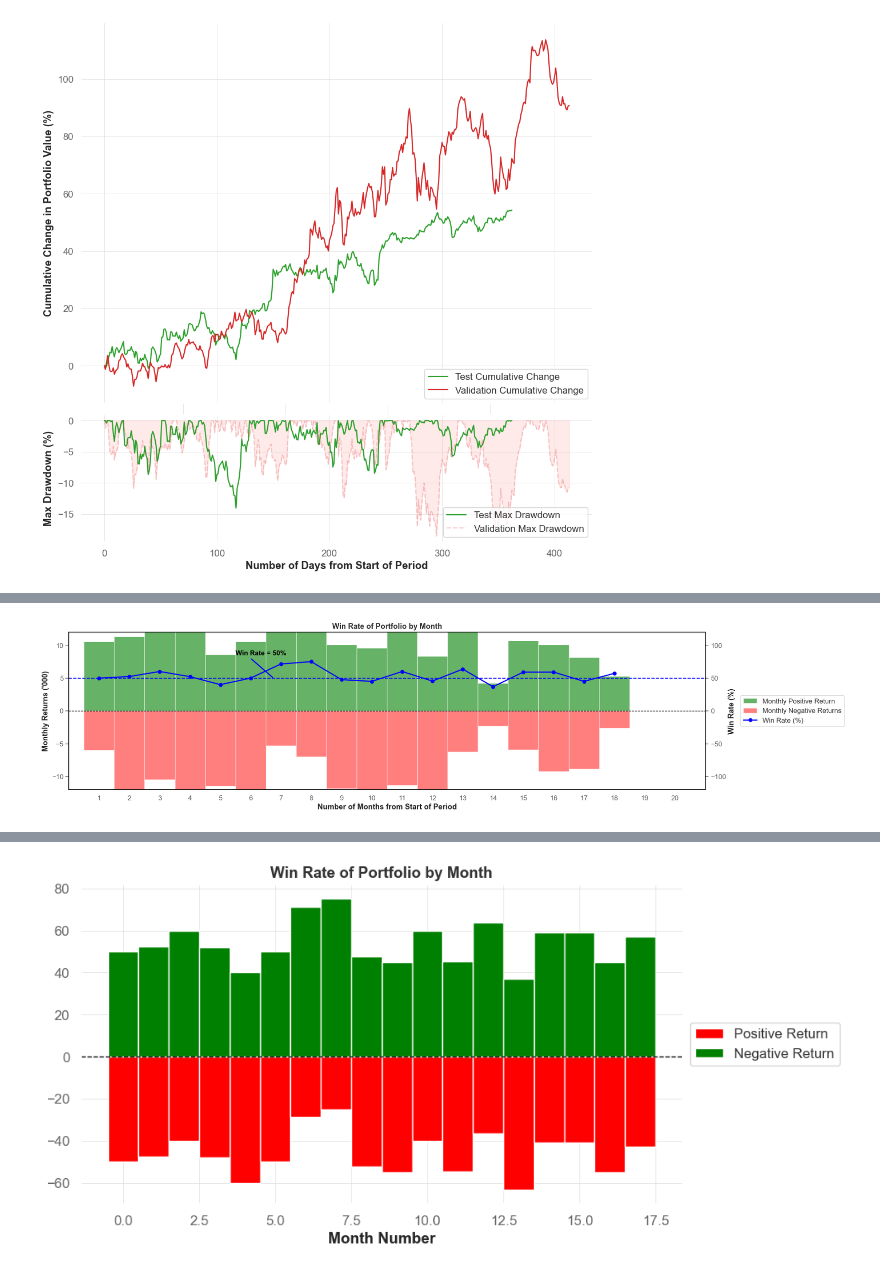
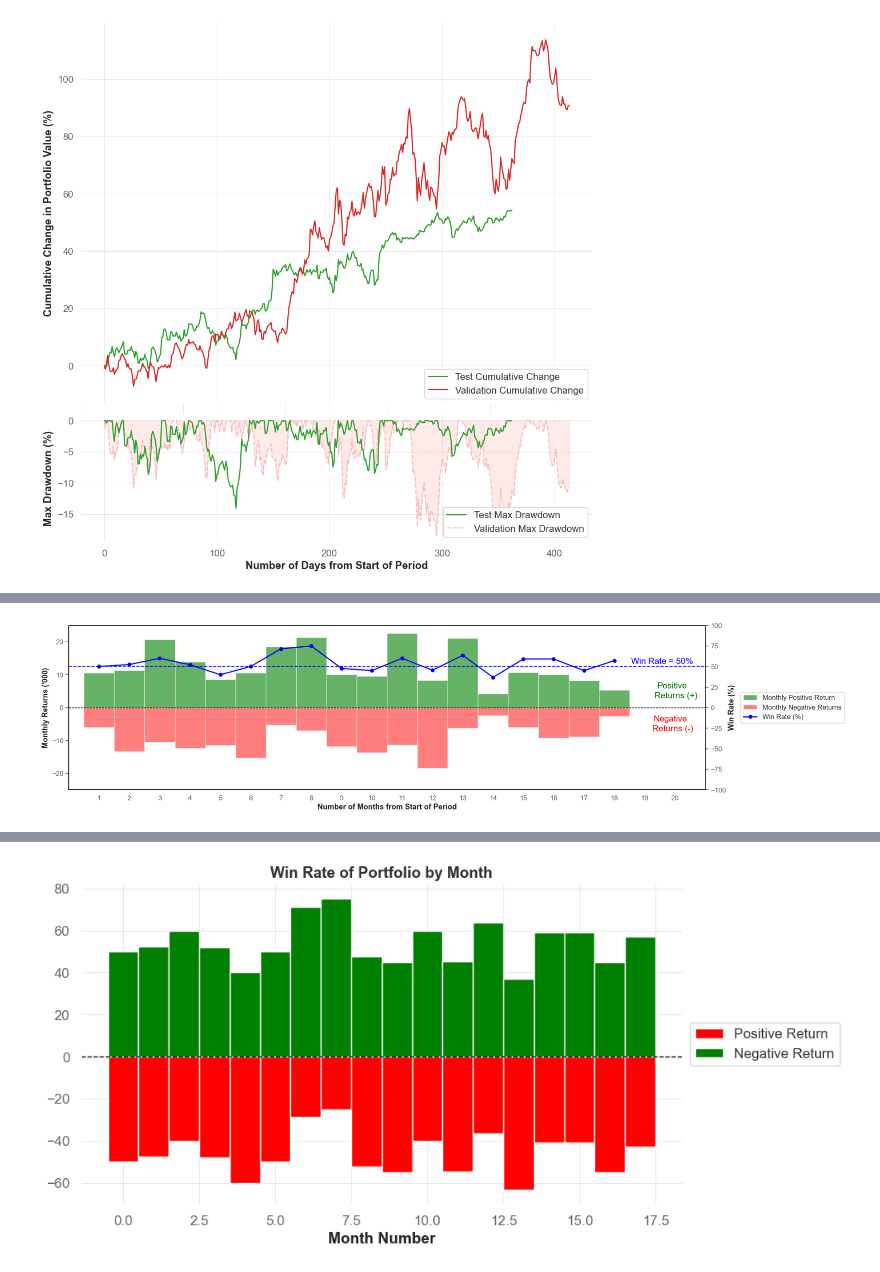
Before and after one commit to haonanah/DSE4212, a Jupyter notebook: final/validation_model_evaluation.ipynb, the cells around one changed output, grey strips where cells are left out. Cells and saved outputs as stored; diff of their text form; code cells hidden in the pictures.

Commit message:
updated code for win rate graph

```diff
--- a/final/validation_model_evaluation.ipynb
+++ b/final/validation_model_evaluation.ipynb
@@ -578,5 +594,5 @@ plot1
 # %%
-metrics_test_plot['date'] = pd.to_datetime(metrics_test_plot['date'])
+metrics_test_plot['date'] = pd.to_datetime(metrics_test_plot['date'],format='mixed')
 metrics_test_plot['portfolio_values_change'] = metrics_test_plot['portfolio_values'].diff().fillna(0)
 metrics_rl_plot_monthly = (
     metrics_test_plot.groupby(pd.Grouper(key='date', freq='M'))
@@ -612,7 +628,7 @@ ax.axhline(0, color='black', linewidth=1, linestyle='--')
 # Set axis labels and title
 ax.set_xlabel("Number of Months from Start of Period", fontweight='bold')
 ax.set_ylabel("Monthly Returns ('000)", fontweight='bold')
-ax.set_title("Win Rate of Portfolio by Month", fontweight='bold')
+# ax.set_title("Win Rate of Portfolio by Month", fontweight='bold')
 plt.xticks(ticks=range(1, 21), labels=range(1, 21))
 
 # for idx, rect in enumerate(pos_bars):
@@ -626,53 +642,54 @@ plt.xticks(ticks=range(1, 21), labels=range(1, 21))
 #             f'{int(metrics_rl_plot_monthly["proportion_of_positive_returns"].iloc[idx] * 100)}%',
 #             ha='center', va='bottom', fontweight='bold',size=12)
 
-# plt.annotate('Positive', (22.4, 7), textcoords="offset points", xytext=(0,5), ha='right', fontsize=25)
-# plt.annotate('Negative', (22.4, -5), textcoords="offset points", xytext=(0,5), ha='right', fontsize=25)
-# plt.annotate('Returns (+)', (22.75, 5), textcoords="offset points", xytext=(0,5), ha='right', fontsize=25)
-# plt.annotate('Returns (-)', (22.6, -7), textcoords="offset points", xytext=(0,5), ha='right', fontsize=25)
+plt.annotate('Positive', (20.4, 5), textcoords="offset points", xytext=(0,5), ha='right', fontsize=15,color="green")
+plt.annotate('Returns (+)', (20.75, 2), textcoords="offset points", xytext=(0,5), ha='right', fontsize=15,color="green")
+plt.annotate('Negative', (20.4, -5), textcoords="offset points", xytext=(0,5), ha='right', fontsize=15,color="red")
+plt.annotate('Returns (-)', (20.6, -8), textcoords="offset points", xytext=(0,5), ha='right', fontsize=15,color="red")
+plt.annotate('Win Rate = 50%', (20.6, 12.5), textcoords="offset points", xytext=(0,5), ha='right', fontsize=15,color="blue")
 
 ax2 = ax.twinx()
 ax2.set_ylabel("Win Rate (%)", fontweight='bold')
 
 # Plotting the proportion of positive returns as a line graph
 ax2.plot(row_number, metrics_rl_plot_monthly['proportion_of_positive_returns'] * 100,
          color='blue', marker='o', label='Win Rate (%)', linewidth=2)
-ax2.text(5.5, 85, 'Win Rate = 50%', fontsize=12, color='black',fontweight = "bold")
-ax2.annotate(
-    '',  # No label for the arrow itself
-    xy=(6.75, 50),  # End point of the arrow (somewhere between the vertical lines)
-    xytext=(6, 80),  # Start point of the arrow (position of the text)
-    arrowprops=dict(arrowstyle='-', color='blue',linewidth=2, linestyle='-')  # Line style and color
-)
+# ax2.text(5.5, 85, 'Win Rate = 50%', fontsize=12, color='black',fontweight = "bold")
+# ax2.annotate(
+#     '',  # No label for the arrow itself
+#     xy=(6.75, 50),  # End point of the arrow (somewhere between the vertical lines)
+#     xytext=(6, 80),  # Start point of the arrow (position of the text)
+#     arrowprops=dict(arrowstyle='-', color='blue',linewidth=2, linestyle='-')  # Line style and color
+# )
 ax2.axhline(50, color='blue', linewidth=1.5, linestyle='--')
 # ax2.annotate('50% Win Rate', (20, 60), textcoords="offset points", xytext=(0,5), ha='right', fontsize=14, color = "blue", fontweight = "bold")
 
 # Set the y-axis limits for the secondary axis if needed
-ax2.set_ylim(-120, 120)
-ax.set_ylim(-12.0, 12.0)
+ax2.set_ylim(-100, 100)
+ax.set_ylim(-25.0, 25.0)
 
 # Remove y-axis labels and ticks (as they are not needed)
 # ax.set_yticks([])
 # ax.legend(loc='center left', bbox_to_anchor=(1, 0.5))
 # ax2.legend(loc='center left', bbox_to_anchor=(1, 0.5))
 
 handles, labels = ax.get_legend_handles_labels()  # Get handles and labels from the primary axis
 handles2, labels2 = ax2.get_legend_handles_labels()  # Get handles and labels from the secondary axis
 ax.legend(handles + handles2, labels + labels2, loc='center left', bbox_to_anchor=(1.05, 0.5))  # Combine and set legend
 
 plt.gca().spines['left'].set_color('black')
 plt.gca().spines['bottom'].set_color('black')  # Optional: change bottom spine color
 plt.gca().spines['right'].set_color('black')  # Hide right spine
 plt.gca().spines['top'].set_color('black')
 
 # Show plot
 ax.grid(False)
 ax2.grid(False)
 plt.tight_layout()
 ax.set_xlim(left=0, right=21)
 plt.show()
 # %% [output]
-[figure, old version]
+[figure, new version]
 # %%
 metrics_test_plot['date'] = pd.to_datetime(metrics_test_plot['date'])
 metrics_rl_plot_monthly = (
```
Also changed, not shown: parts of 3 cells of this notebook.
